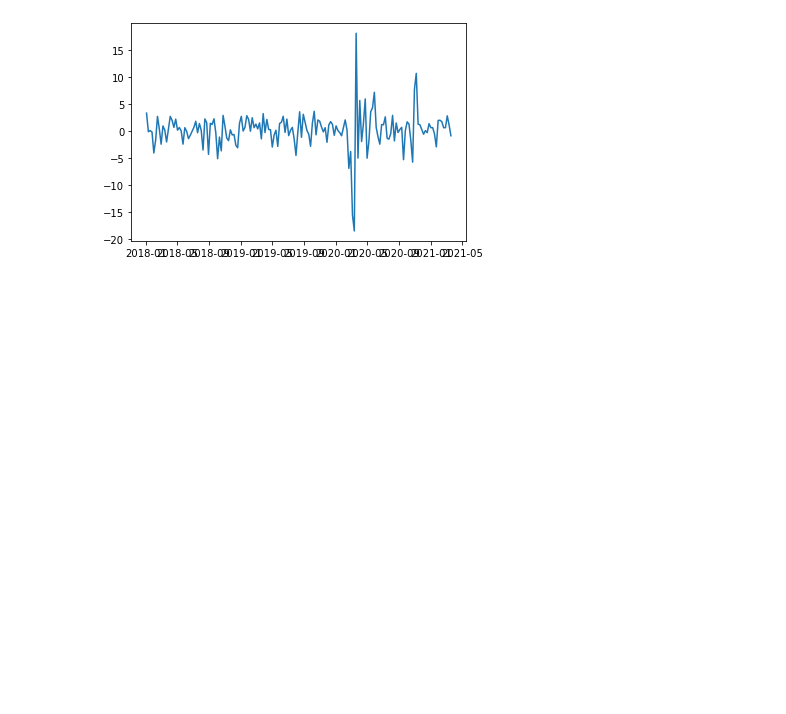
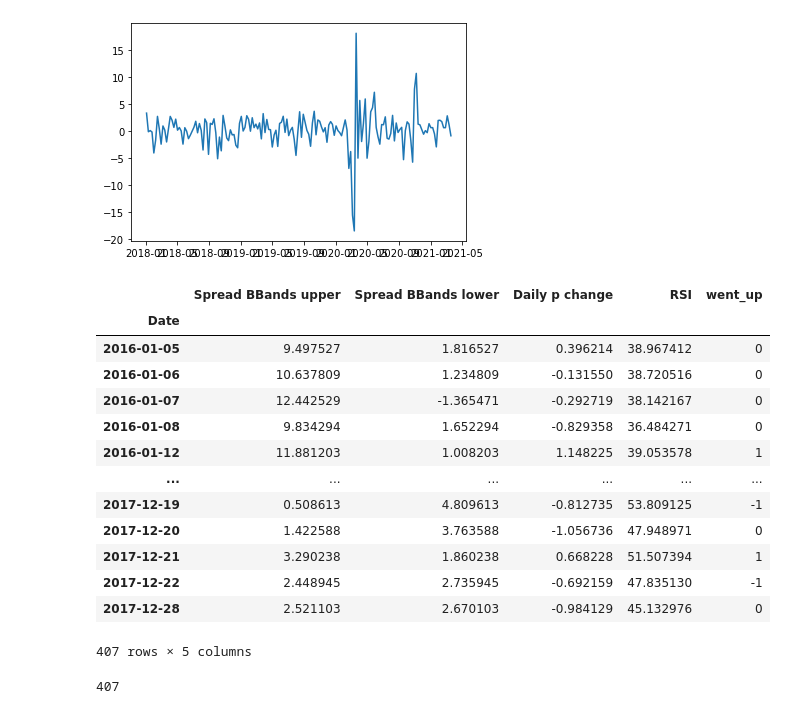
Before and after one commit to igaekus/projet-python-1A, a Jupyter notebook: algoTrading.ipynb, the cells around one changed output. Saved outputs shown, nothing was run; the diff lists cells and outputs as text; code cells hidden in the pictures; blank space fills up the shorter version.

```diff
--- a/algoTrading.ipynb
+++ b/algoTrading.ipynb
@@ -180,0 +225,21 @@ Freq: 7D, Name: ROC, Length: 1621, dtype: float64
+# %%
+X_test
+# %% [output]
+|  | Spread BBands upper | Spread BBands lower | Daily p change | RSI | went_up |
+| Date |  |  |  |  |  |
+| 2016-01-05 | 9.497527 | 1.816527 | 0.396214 | 38.967412 | 0 |
+| 2016-01-06 | 10.637809 | 1.234809 | -0.131550 | 38.720516 | 0 |
+| 2016-01-07 | 12.442529 | -1.365471 | -0.292719 | 38.142167 | 0 |
+| 2016-01-08 | 9.834294 | 1.652294 | -0.829358 | 36.484271 | 0 |
+| 2016-01-12 | 11.881203 | 1.008203 | 1.148225 | 39.053578 | 1 |
+| ... | ... | ... | ... | ... | ... |
+| 2017-12-19 | 0.508613 | 4.809613 | -0.812735 | 53.809125 | -1 |
+| 2017-12-20 | 1.422588 | 3.763588 | -1.056736 | 47.948971 | 0 |
+| 2017-12-21 | 3.290238 | 1.860238 | 0.668228 | 51.507394 | 1 |
+| 2017-12-22 | 2.448945 | 2.735945 | -0.692159 | 47.835130 | -1 |
+| 2017-12-28 | 2.521103 | 2.670103 | -0.984129 | 45.132976 | 0 |
+407 rows × 5 columns
+# %%
+len(y_pred)
+# %% [output]
+407
```
Also changed, not shown: parts of 9 cells of this notebook.
